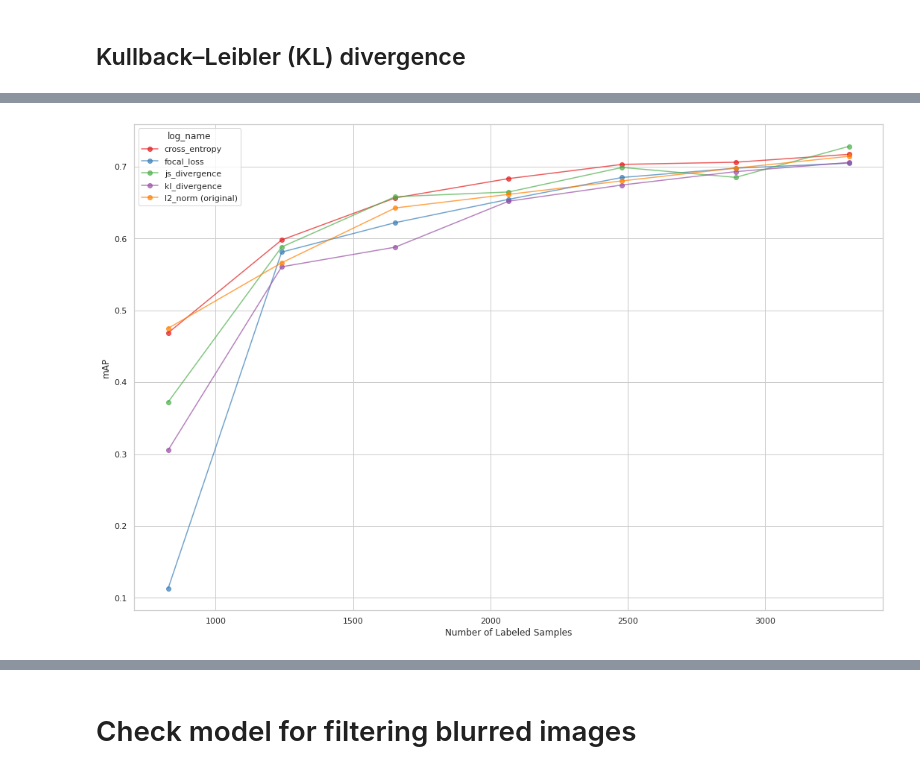
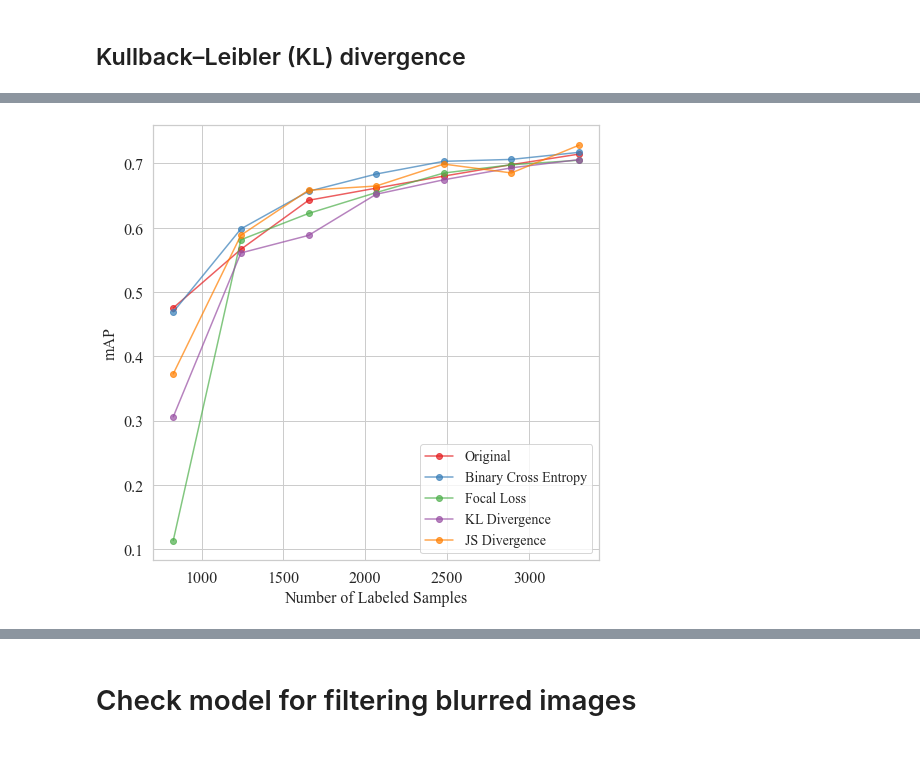
Before and after one commit to darynarr/MI-AOD, a Jupyter notebook: notebooks/results_1.ipynb, the cells around one changed output, grey strips where cells are left out. Drawn from its saved outputs; the diff is of its cells as text; code cells hidden in the pictures.

```diff
--- a/notebooks/results_1.ipynb
+++ b/notebooks/results_1.ipynb
@@ -14,6 +16,12 @@ from IPython.core.display import HTML
 # %%
-os.chdir('../')
-sns.set(style='whitegrid', palette='Set1')
+sns.set(style='whitegrid', palette='Set1', font_scale=1.4)
+# %%
+plt.rc('font', size=16, family="Times New Roman")
+plt.rc('axes', titlesize=20)     # fontsize of the axes title
+plt.rc('xtick', labelsize=14, )    # fontsize of the tick labels
+plt.rc('ytick', labelsize=14)    # fontsize of the tick labels
+plt.rc('legend', fontsize=14)    # legend fontsize
+plt.rc('figure', titlesize=14, )
 # %%
 np.random.seed(42)
 random.seed(42)
@@ -22,7 +54,7 @@ from tools.analyze_logs import load_json_logs
 # %% [markdown]
 # Read logs
 # %%
-WORK_DIR = '/mnt/storage/university/diploma/MI-AOD/work_dirs/MI-AOD/'
+WORK_DIR = '/media/daryna/Новый том/university/university_mnt/university/diploma/MI-AOD/work_dirs/MI-AOD/'
 LOG_TS = '20220422_201426'
 JSON_LOG = os.path.join(WORK_DIR, LOG_TS, LOG_TS + '.log.json')
 # %%
@@ -38,9 +70,9 @@ for log_path in glob(WORK_DIR+'*/', recursive = True):
 # %%
 researches_mapping = {
-    '20220429_183416': 'l2_norm (original)',
-    '20220426_164853': 'kl_divergence',
-    '20220416_152637': 'cross_entropy',
-    '20220507_223026': 'focal_loss',
-    '20220509_225504': 'js_divergence'
+    '20220429_183416': 'Original',
+    '20220426_164853': 'KL Divergence',
+    '20220416_152637': 'Binary Cross Entropy',
+    '20220507_223026': 'Focal Loss',
+    '20220509_225504': 'JS Divergence'
 
 }
@@ -95,6 +131,12 @@ df_train_logs['log_name'] = df_train_logs['log_name'].map(researches_mapping)
 df_val_logs = pd.DataFrame(val_logs)
 df_val_logs['log_name'] = df_val_logs['log_name'].map(researches_mapping)
 # %%
-df_val_logs.pivot(index='iter', values='mAP', columns='log_name').plot(ylabel='mAP', xlabel='Number of Labeled Samples', figsize=(18, 12), alpha=0.7, style='-o');
+metrics_to_show = ['Original', 'Binary Cross Entropy', 'Focal Loss', 'KL Divergence', 'JS Divergence']
+df_val_logs_p = df_val_logs.pivot(index='iter', values='mAP', columns='log_name')
+df_val_logs_p.columns.name = None
+df_val_logs_p[metrics_to_show].plot(
+    ylabel='mAP', xlabel='Number of Labeled Samples', figsize=(8, 8), alpha=0.7, style='-o', fontsize=16);
+plt.ylabel('mAP',fontdict={'fontsize':16})
+plt.xlabel('Number of Labeled Samples',fontdict={'fontsize':16});
 # %% [output]
-[figure, old version]
+[figure, new version]
```
Also changed, not shown: parts of 23 cells of this notebook, 8 other files.
